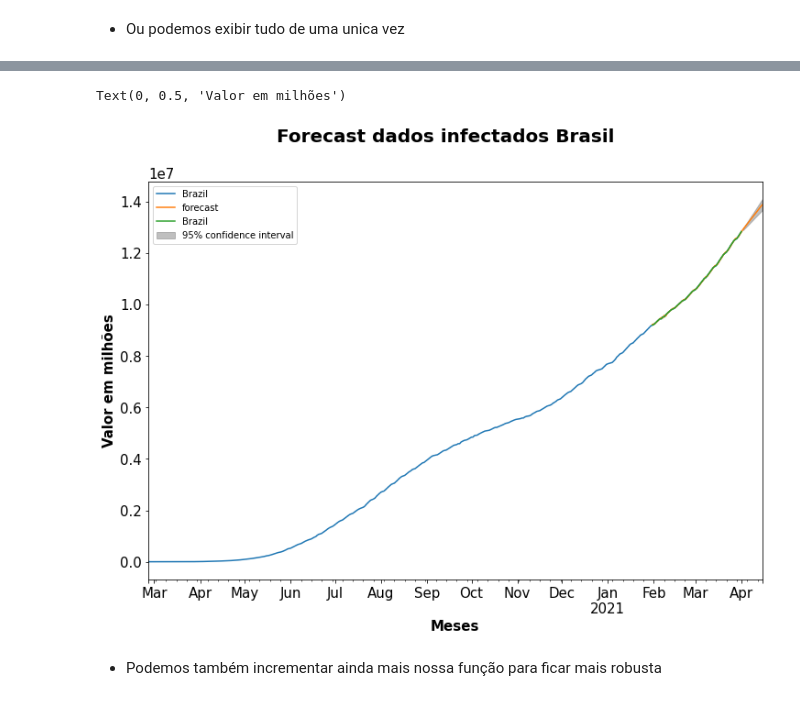
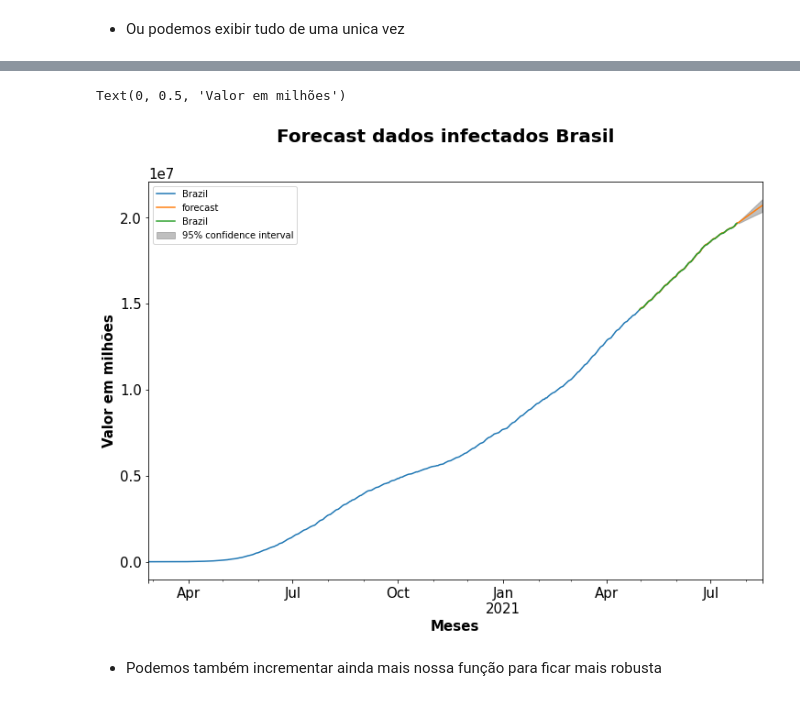
Before and after one commit to RogerioLS/Covid-19Mundial, a Jupyter notebook: Casos de Covid-19 mundial .ipynb, the cells around one changed output, grey strips where cells are left out. Saved outputs shown, nothing was run; the diff lists cells and outputs as text; code cells hidden in the pictures.

```diff
--- a/Casos de Covid-19 mundial .ipynb
+++ b/Casos de Covid-19 mundial .ipynb
@@ -426,14 +426,14 @@ array([12918250.83584179, 12993022.29573664, 13067351.9081942 ,
 # %%
 # Criação de eixo para a série temporal completa, com adição das previsões do modelo
 #lot_insample = True dados originais
 eixo = ts.plot(figsize=(12, 8))
-modelo_treinado.plot_predict('2021-01-31', '2021-04-15', ax = eixo, plot_insample = True)
+modelo_treinado.plot_predict('2021-04-30', '2021-08-15', ax = eixo, plot_insample = True)
 plt.suptitle('Forecast dados infectados Brasil', fontweight='bold', fontsize=20)
 plt.xlabel('Meses', fontweight='bold', fontsize=15)
 plt.ylabel('Valor em milhões', fontweight='bold', fontsize=15)
 # %% [output]
 Text(0, 0.5, 'Valor em milhões')
-[figure, old version]
+[figure, new version]
 # %% [markdown]
 - Podemos também incrementar ainda mais nossa função para ficar mais robusta
 # %%
```
Also changed, not shown: parts of 37 cells of this notebook, 2 other files.
